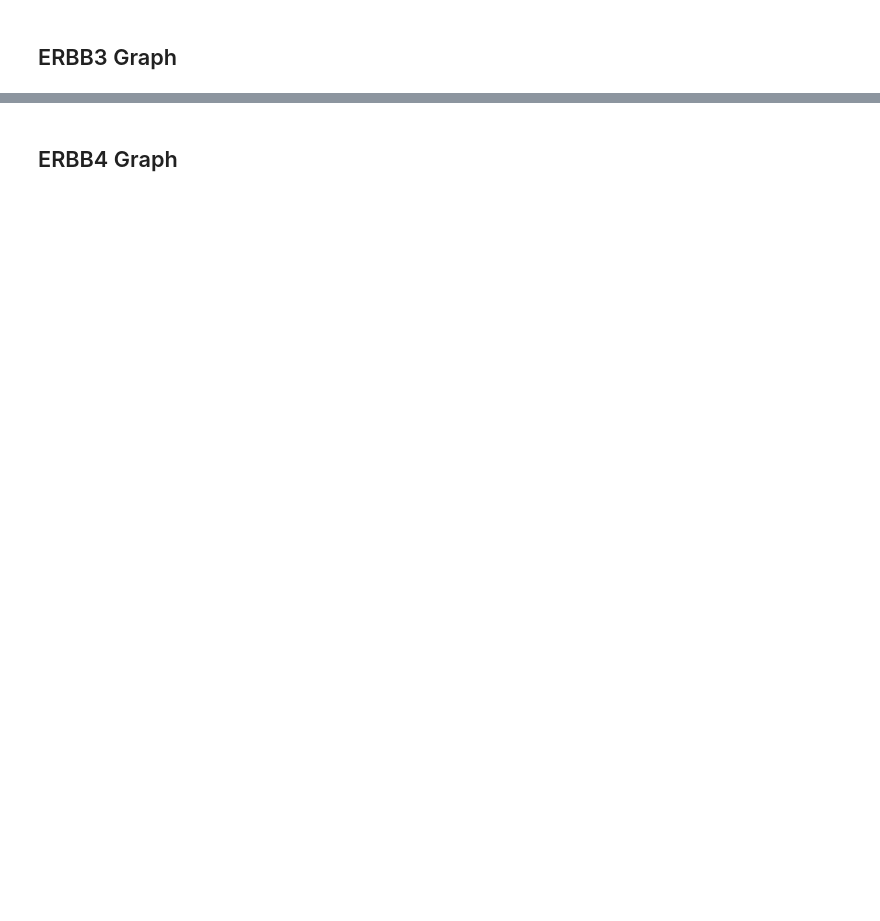
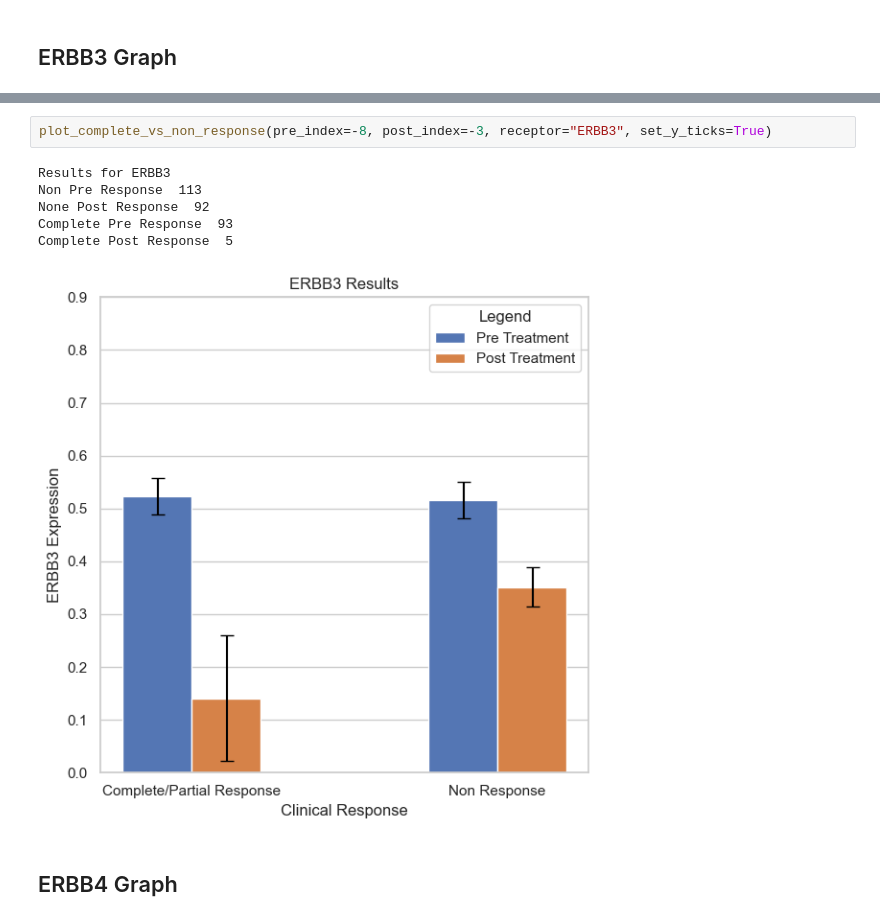
Before and after one commit to AdithyaBollu/ERBB2-Data-with-Code, a Jupyter notebook: ERBB2_Graph_Code.ipynb, the cells around one changed output, grey strips where cells are left out. Drawn from its saved outputs; the diff is of its cells as text; blank space fills up the shorter version.

```diff
--- a/ERBB2_Graph_Code.ipynb
+++ b/ERBB2_Graph_Code.ipynb
@@ -250,2 +142,11 @@ Complete Post Response  5
+# %%
+plot_complete_vs_non_response(pre_index=-8, post_index=-3, receptor="ERBB3", set_y_ticks=True)
+# %% [output]
+Results for ERBB3
+Non Pre Response  113
+None Post Response  92
+Complete Pre Response  93
+Complete Post Response  5
+[figure, added]
 # %% [markdown]
 ## ERBB4 Graph
```
Also changed, not shown: parts of 22 cells of this notebook.
